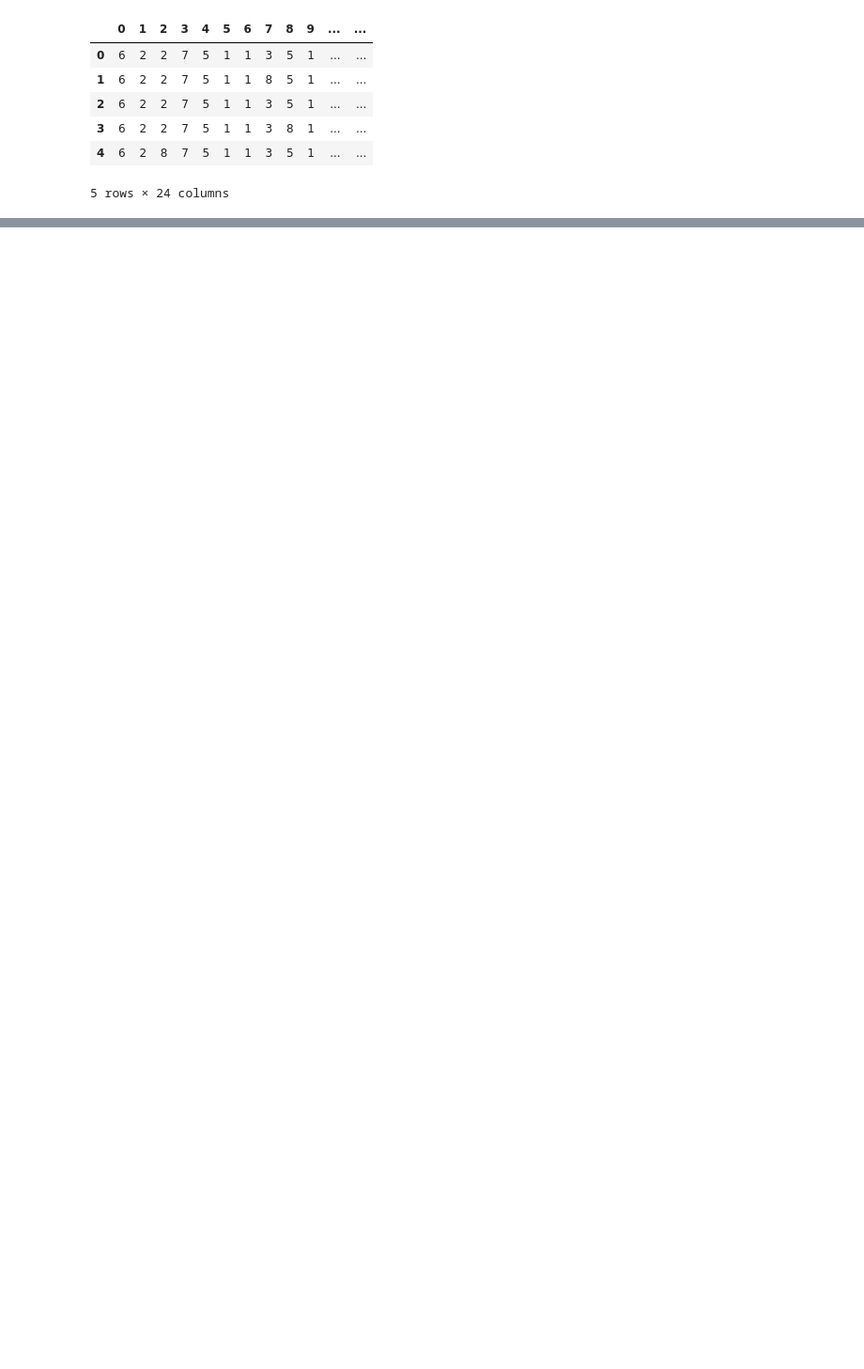
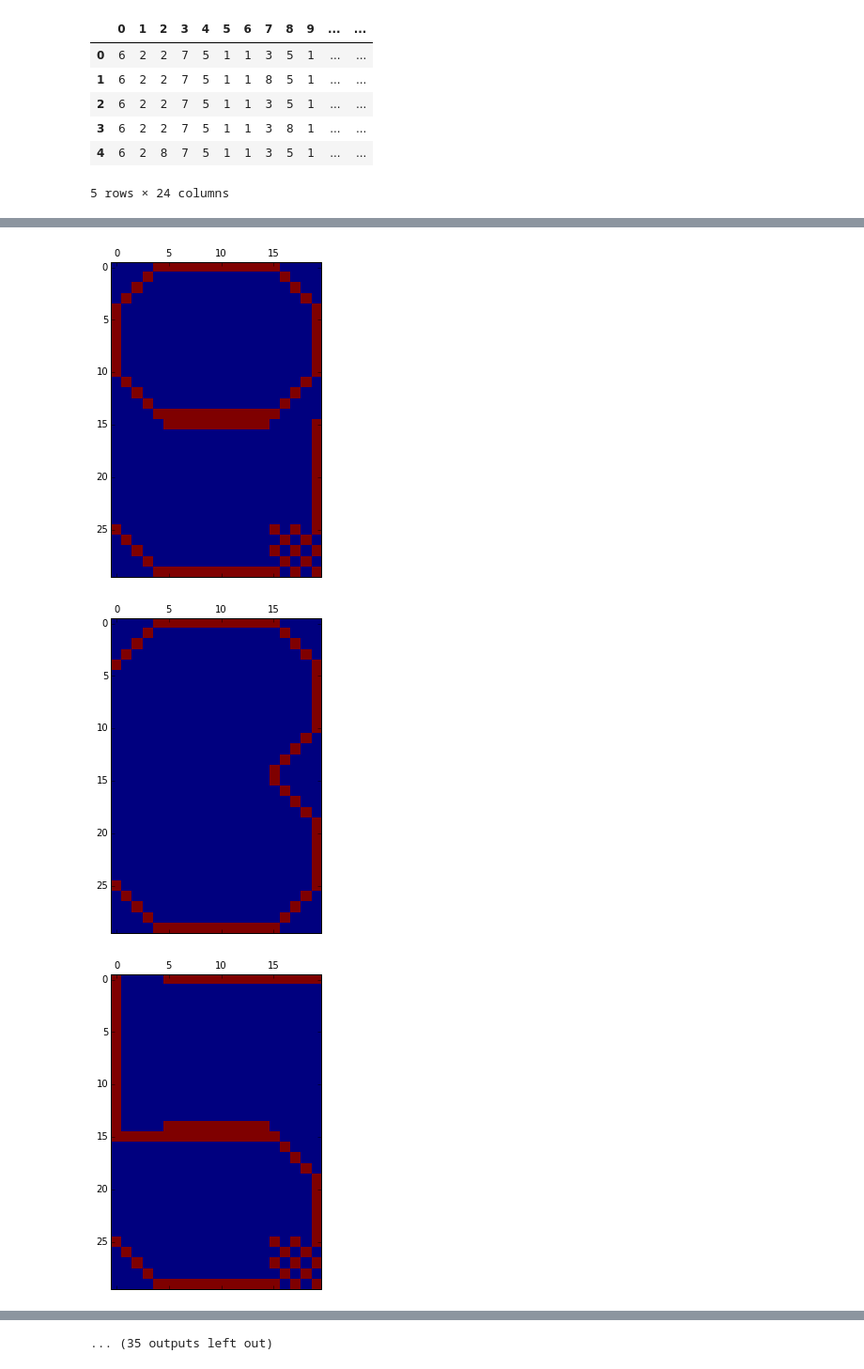
Before and after one commit to Qwasser/natural_classification, a Jupyter notebook: notebooks/experiment_notebooks/numbers.ipynb, the cells around one changed output, grey strips where cells are left out. Shown at 94% size. Saved outputs shown, nothing was run; the diff lists cells and outputs as text; code cells hidden in the pictures; blank space fills up the shorter version.

```diff
--- a/notebooks/experiment_notebooks/numbers.ipynb
+++ b/notebooks/experiment_notebooks/numbers.ipynb
@@ -92,0 +192,2 @@ plt.show()
+# %%
+denoised_classes_2 = set(map(lambda z: tuple(map(lambda x: mapToNoNoise(x), z)), sw.getIdealObjects()))
@@ -92,0 +218,9 @@ plt.show()
+# %%
+for c in denoised_classes_2:
+    img = getVisualizationMatrix(c)
+    plt.matshow(img)
+    plt.show()
+# %% [output]
+[figure, added]
+[figure, added]
+[figure, added]
@@ -92,0 +236 @@ plt.show()
+... (35 outputs left out)
```
Also changed, not shown: parts of 24 cells of this notebook, 1 other file.
